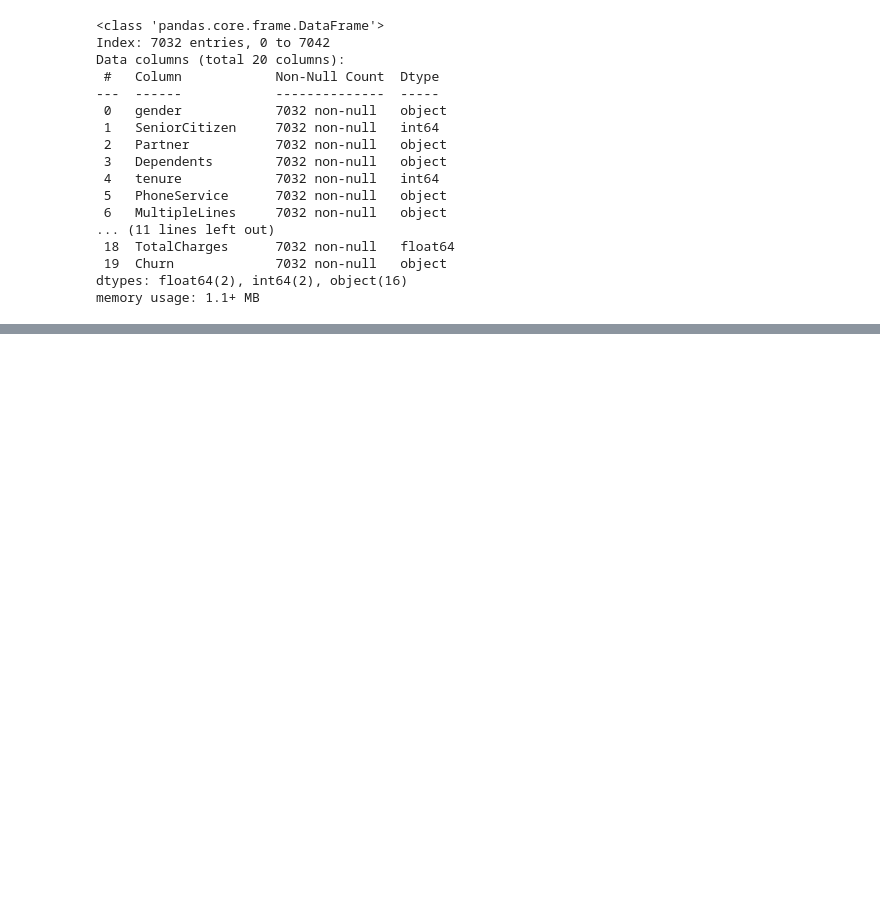
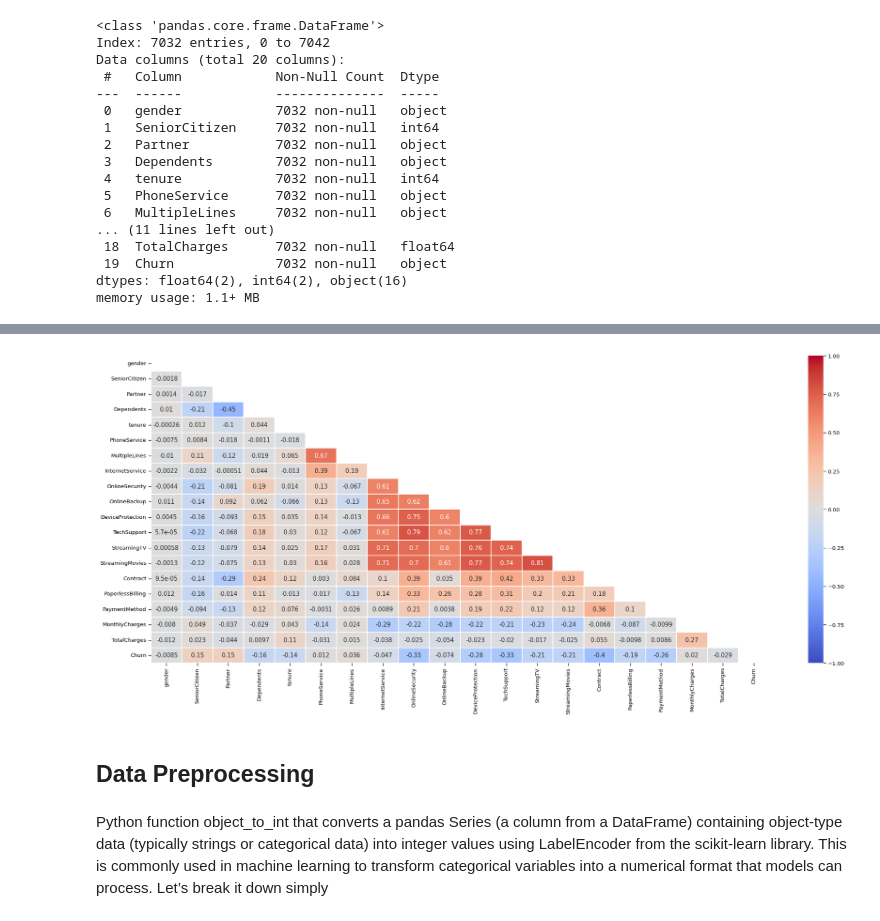
Before and after one commit to HGSChandeepa/ML-Projects, a Jupyter notebook: Customer Churn Prediction/main.ipynb, the cells around one changed output, grey strips where cells are left out. Cells and saved outputs as stored; diff of their text form; code cells hidden in the pictures; blank space fills up the shorter version.

```diff
--- a/Customer Churn Prediction/main.ipynb
+++ b/Customer Churn Prediction/main.ipynb
@@ -229,0 +595,14 @@ memory usage: 1.1+ MB
+# %%
+plt.figure(figsize=(25, 10))
+
+corr = df.apply(lambda x: pd.factorize(x)[0]).corr()
+
+mask = np.triu(np.ones_like(corr, dtype=bool))
+
+ax = sns.heatmap(corr, mask=mask, xticklabels=corr.columns, yticklabels=corr.columns, annot=True, linewidths=.2, cmap='coolwarm', vmin=-1, vmax=1)
+# %% [output]
+[figure, added]
+# %% [markdown]
+## Data Preprocessing
+# %% [markdown]
+Python function object_to_int that converts a pandas Series (a column from a DataFrame) containing object-type data (typically strings or categorical data) into integer values using LabelEncoder from the scikit-learn library. This is commonly used in machine learning to transform categorical variables into a numerical format that models can process. Let’s break it down simply
```
Also changed, not shown: parts of 71 cells of this notebook.
